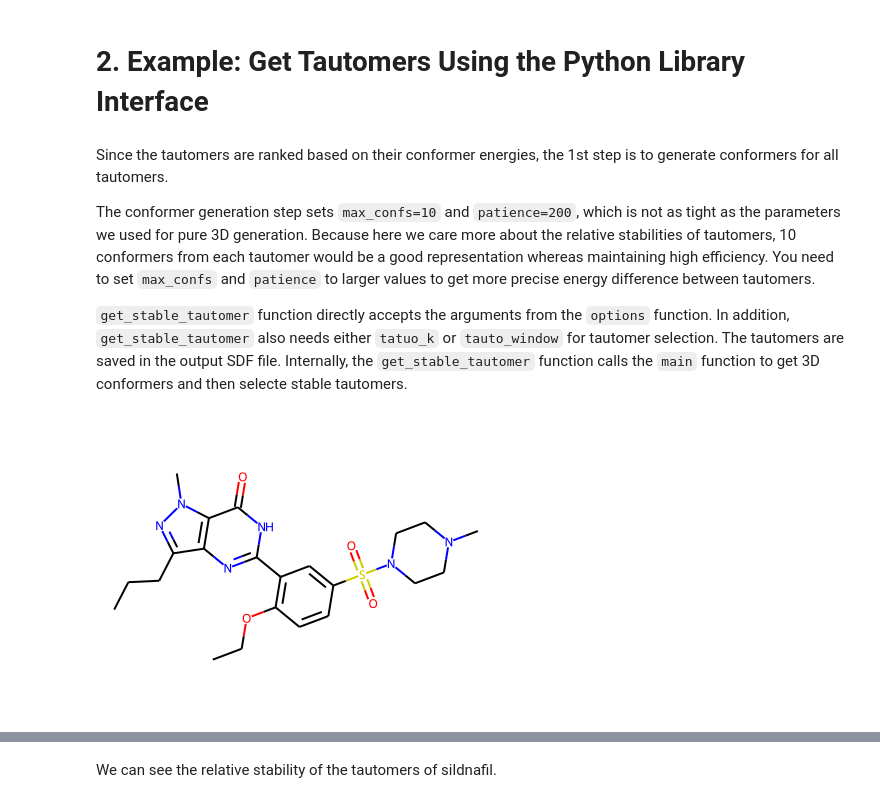
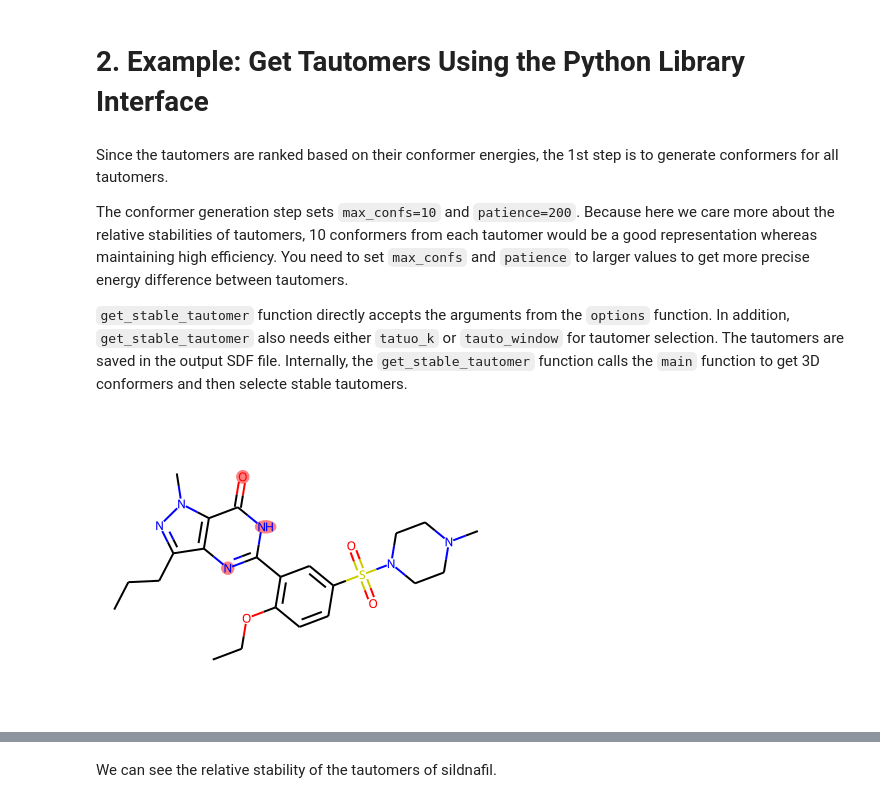
Before and after one commit to isayevlab/Auto3D_pkg, a Jupyter notebook: example/tautomer.ipynb, the cells around one changed output, grey strips where cells are left out. Saved outputs shown, nothing was run; the diff lists cells and outputs as text; code cells hidden in the pictures.

```diff
--- a/example/tautomer.ipynb
+++ b/example/tautomer.ipynb
@@ -32,17 +32,19 @@ Please note the difference between two arguments: `k` and `tauto_k` (The differe
 # %% [markdown]
 Since the tautomers are ranked based on their conformer energies, the 1st step is to generate conformers for all tautomers.
 
-The conformer generation step sets `max_confs=10` and `patience=200`, which is not as tight as the parameters we used for pure 3D generation. Because here we care more about the relative stabilities of tautomers, 10 conformers from each tautomer would be a good representation whereas maintaining high efficiency. You need to set `max_confs` and `patience` to larger values to get more precise energy difference between tautomers.
+The conformer generation step sets `max_confs=10` and `patience=200`. Because here we care more about the relative stabilities of tautomers, 10 conformers from each tautomer would be a good representation whereas maintaining high efficiency. You need to set `max_confs` and `patience` to larger values to get more precise energy difference between tautomers.
 
 `get_stable_tautomer` function directly accepts the arguments from the `options` function. In addition, `get_stable_tautomer` also needs either `tatuo_k` or `tauto_window` for tautomer selection. The tautomers are saved in the output SDF file. Internally, the `get_stable_tautomer` function calls the `main` function to get 3D conformers and then selecte stable tautomers.
 # %%
 # Let's look at the molecule that we are going to investigate
 # We want to know the relative stability of tautomers of this molecule
 input_path = os.path.join(root, "example", "files", "sildnafil.smi")
 mol = next(Chem.SmilesMolSupplier(input_path, titleLine=False))
-Draw.MolToImage(mol, size=(400, 300))
+mol.__sssAtoms = [8, 9, 10, 11, 12]
+Draw.MolToImage(mol, size=(400, 300), highlightAtoms=[8, 10, 12])
+# note the highlighted atoms (N, N, O), the proton could transfer between them
 # %% [output]
-[figure, old version]
+[figure, new version]
 # %%
 # Get the 3D conformers for input SMILES
 if __name__ == "__main__":
```
Also changed, not shown: parts of 3 cells of this notebook.
